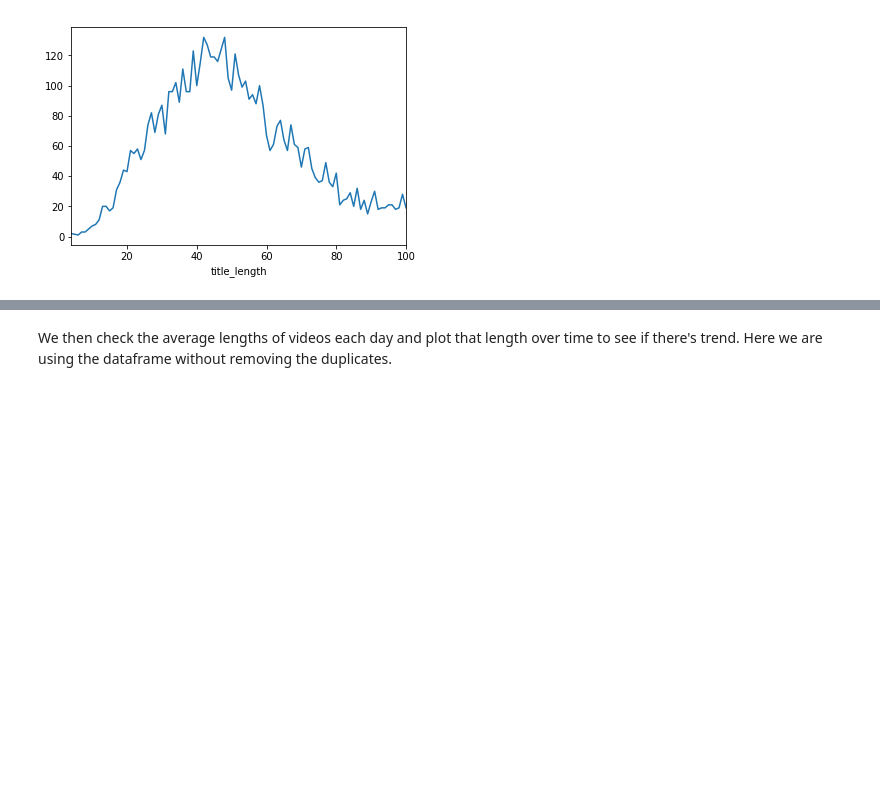
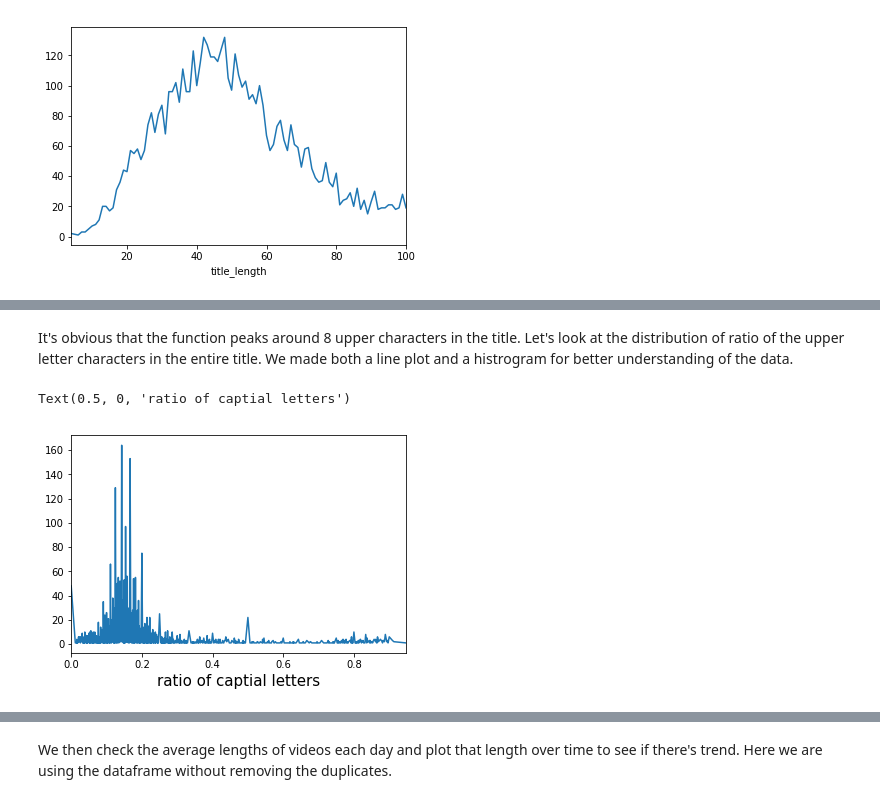
Before and after one commit to frankyyzy/Utube, a Jupyter notebook: finalproject.ipynb, the cells around one changed output, grey strips where cells are left out. Saved outputs shown, nothing was run; the diff lists cells and outputs as text; code cells hidden in the pictures; blank space fills up the shorter version.

```diff
--- a/finalproject.ipynb
+++ b/finalproject.ipynb
@@ -340,0 +375,9 @@ US_videos['title_length'].groupby(US_videos['title_length']).count().plot()
+# %% [markdown]
+It's obvious that the function peaks around 8 upper characters in the title. Let's look at the distribution of ratio of the upper letter characters in the entire title. We made both a line plot and a histrogram for better understanding of the data.
+# %%
+ratio = US_videos['num_of_upper']/US_videos['title_length']
+ratio.groupby(ratio).count().plot()
+plt.xlabel("ratio of captial letters", fontsize=15)
+# %% [output]
+Text(0.5, 0, 'ratio of captial letters')
+[figure, added]
```
Also changed, not shown: parts of 37 cells of this notebook, 1 other file.
